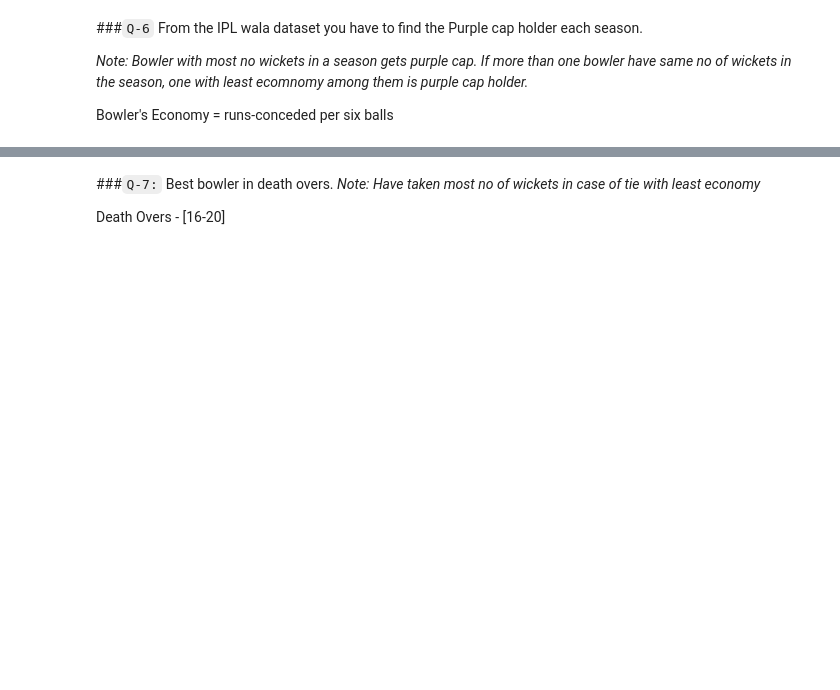
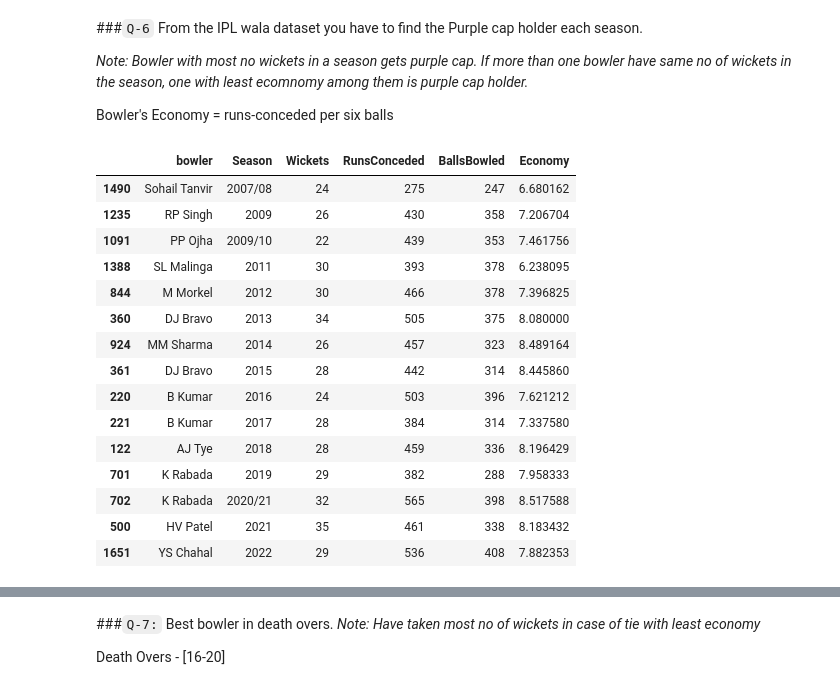
Before and after one commit to ushi-masuka/python-practice, a Jupyter notebook: day2001.ipynb, the cells around one changed output, grey strips where cells are left out. Cells and saved outputs as stored; diff of their text form; code cells hidden in the pictures; blank space fills up the shorter version.

```diff
--- a/day2001.ipynb
+++ b/day2001.ipynb
@@ -131,0 +131,7 @@ combdf
+# %%
+ipl_matches=pd.read_csv("/content/IPL_Matches_2008_2022.csv")
+ipl_del=pd.read_csv("/content/ipl_deliveries.csv")
+
+
+print(ipl_matches.head())
+(ipl_del.head())
@@ -131,0 +176,3 @@ combdf
+# %%
+ipl_merged=ipl_del.merge(ipl_matches[["ID","Season"]],on="ID")
+ipl_merged.head()
@@ -139,0 +192,26 @@ Bowler's Economy = runs-conceded per six balls
+# %%
+bowler_groups=ipl_merged.groupby(["bowler","Season"])
+bowler_stats=bowler_groups.agg(Wickets=("isWicketDelivery","sum"),RunsConceded=("total_run","sum"))
+
+valid_balls_df=ipl_merged[~ipl_merged['extra_type'].isin(["wides","noballs","penalty"])]
+total_balls_bowled=valid_balls_df.groupby(["bowler","Season"]).size().rename("BallsBowled")
+full_stats=pd.concat([bowler_stats,total_balls_bowled],axis=1).fillna(0)
+full_stats["Economy"]=np.where(full_stats["BallsBowled"]>0,(full_stats["RunsConceded"]/full_stats["BallsBowled"])*6,np.inf)
+full_stats.reset_index().sort_values(by=["Season","Wickets","Economy"],ascending=[True,False,True]).drop_duplicates("Season",keep="first")
+# %% [output]
+|  | bowler | Season | Wickets | RunsConceded | BallsBowled | Economy |
+| 1490 | Sohail Tanvir | 2007/08 | 24 | 275 | 247 | 6.680162 |
+| 1235 | RP Singh | 2009 | 26 | 430 | 358 | 7.206704 |
+| 1091 | PP Ojha | 2009/10 | 22 | 439 | 353 | 7.461756 |
+| 1388 | SL Malinga | 2011 | 30 | 393 | 378 | 6.238095 |
+| 844 | M Morkel | 2012 | 30 | 466 | 378 | 7.396825 |
+| 360 | DJ Bravo | 2013 | 34 | 505 | 375 | 8.080000 |
+| 924 | MM Sharma | 2014 | 26 | 457 | 323 | 8.489164 |
+| 361 | DJ Bravo | 2015 | 28 | 442 | 314 | 8.445860 |
+| 220 | B Kumar | 2016 | 24 | 503 | 396 | 7.621212 |
+| 221 | B Kumar | 2017 | 28 | 384 | 314 | 7.337580 |
+| 122 | AJ Tye | 2018 | 28 | 459 | 336 | 8.196429 |
+| 701 | K Rabada | 2019 | 29 | 382 | 288 | 7.958333 |
+| 702 | K Rabada | 2020/21 | 32 | 565 | 398 | 8.517588 |
+| 500 | HV Patel | 2021 | 35 | 461 | 338 | 8.183432 |
+| 1651 | YS Chahal | 2022 | 29 | 536 | 408 | 7.882353 |
```
Also changed, not shown: parts of 14 cells of this notebook.
